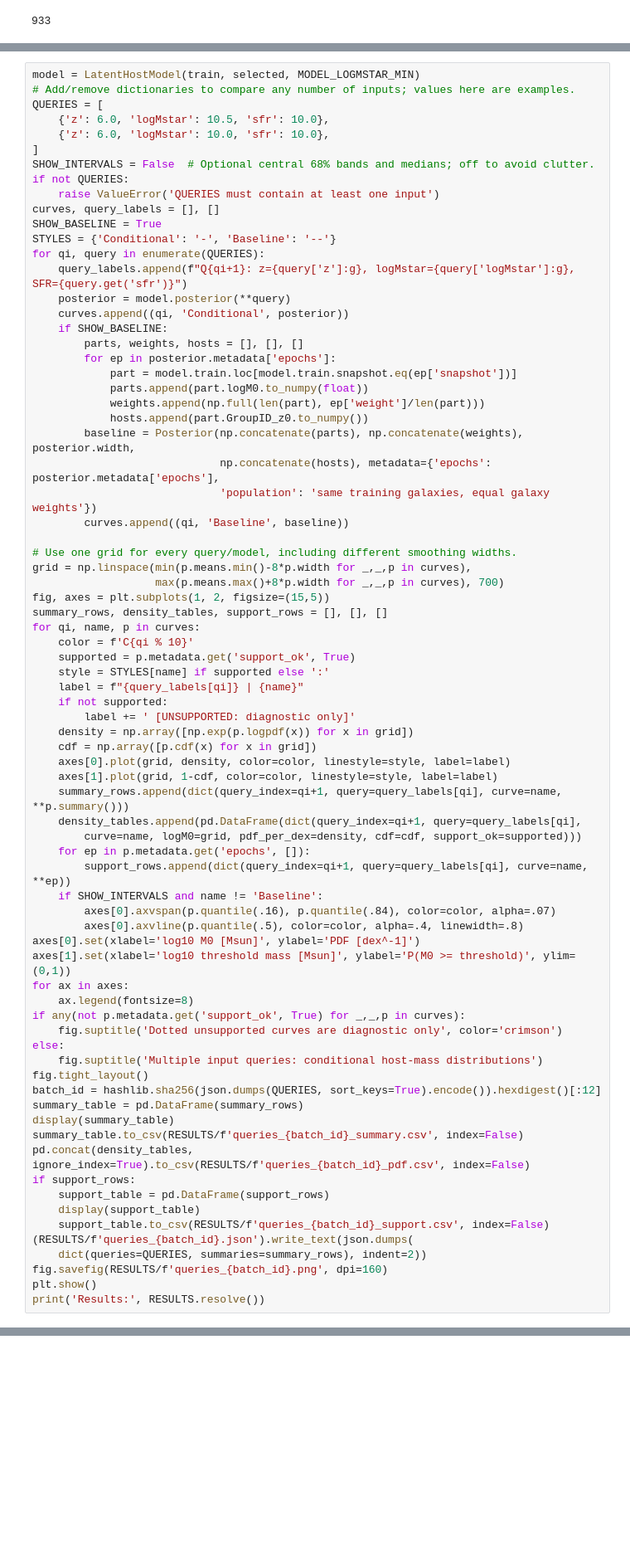
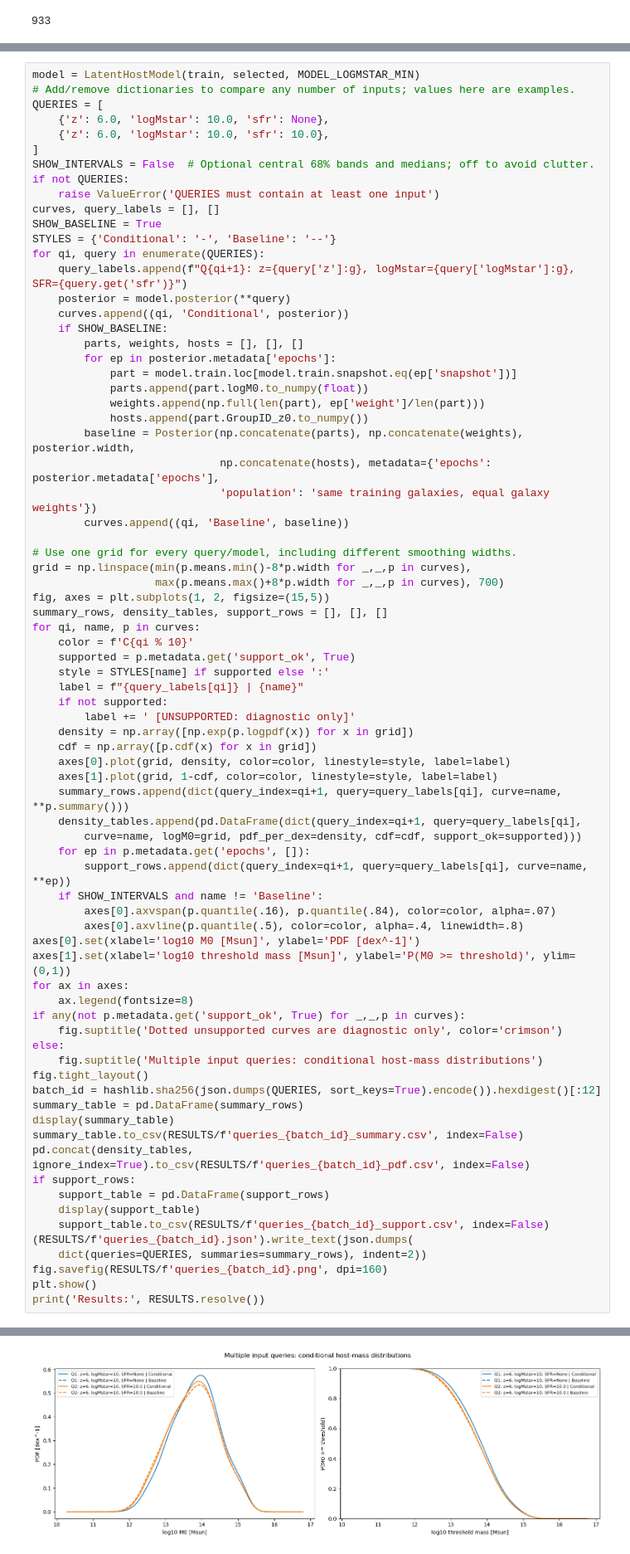
Before and after one commit to nakashima-K873/tng-work, a Jupyter notebook: protohalo/notebooks/09_tng300_latent_host_posterior.ipynb, the cells around one changed output, grey strips where cells are left out. Shown at 83% size. Saved outputs shown, nothing was run; the diff lists cells and outputs as text; blank space fills up the shorter version.

```diff
--- a/protohalo/notebooks/09_tng300_latent_host_posterior.ipynb
+++ b/protohalo/notebooks/09_tng300_latent_host_posterior.ipynb
@@ -893,7 +893,7 @@ z=0 FoF hosts: total=17,625,892; positive finite M200c=11,461,519; excluded=6,16
 model = LatentHostModel(train, selected, MODEL_LOGMSTAR_MIN)
 # Add/remove dictionaries to compare any number of inputs; values here are examples.
 QUERIES = [
-    {'z': 6.0, 'logMstar': 10.5, 'sfr': 10.0},
+    {'z': 6.0, 'logMstar': 10.0, 'sfr': None},
     {'z': 6.0, 'logMstar': 10.0, 'sfr': 10.0},
 ]
 SHOW_INTERVALS = False  # Optional central 68% bands and medians; off to avoid clutter.
@@ -965,3 +965,4 @@ if support_rows:
 fig.savefig(RESULTS/f'queries_{batch_id}.png', dpi=160)
 plt.show()
 print('Results:', RESULTS.resolve())
+# %% [output]
@@ -967,0 +984 @@ print('Results:', RESULTS.resolve())
+[figure, added]
```
Also changed, not shown: parts of 3 cells of this notebook, 1 other file.
